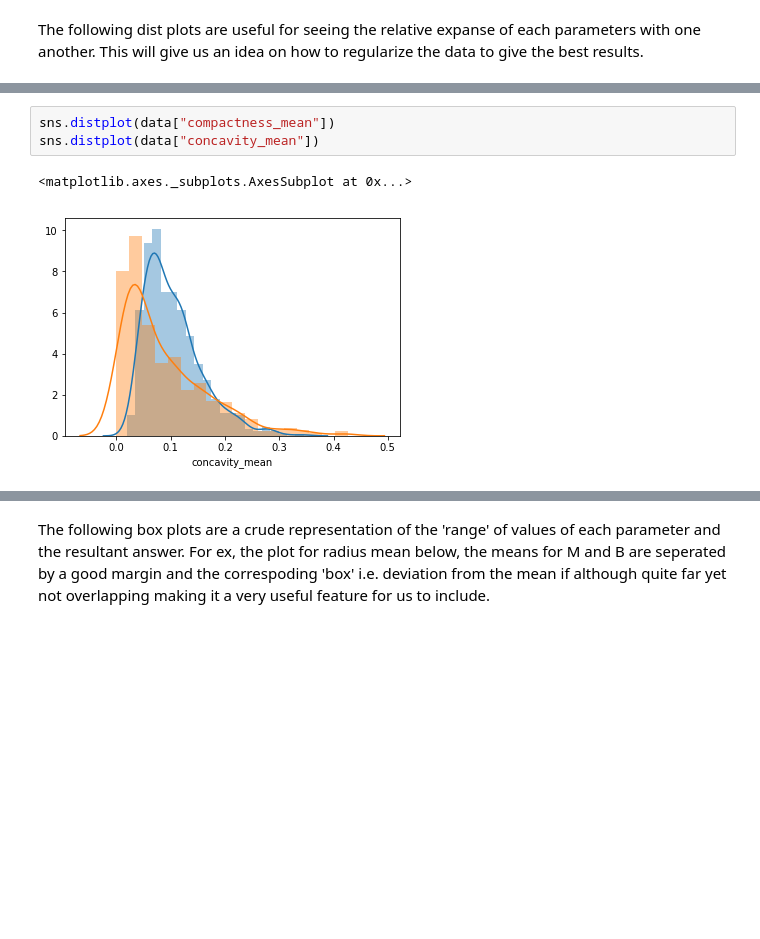
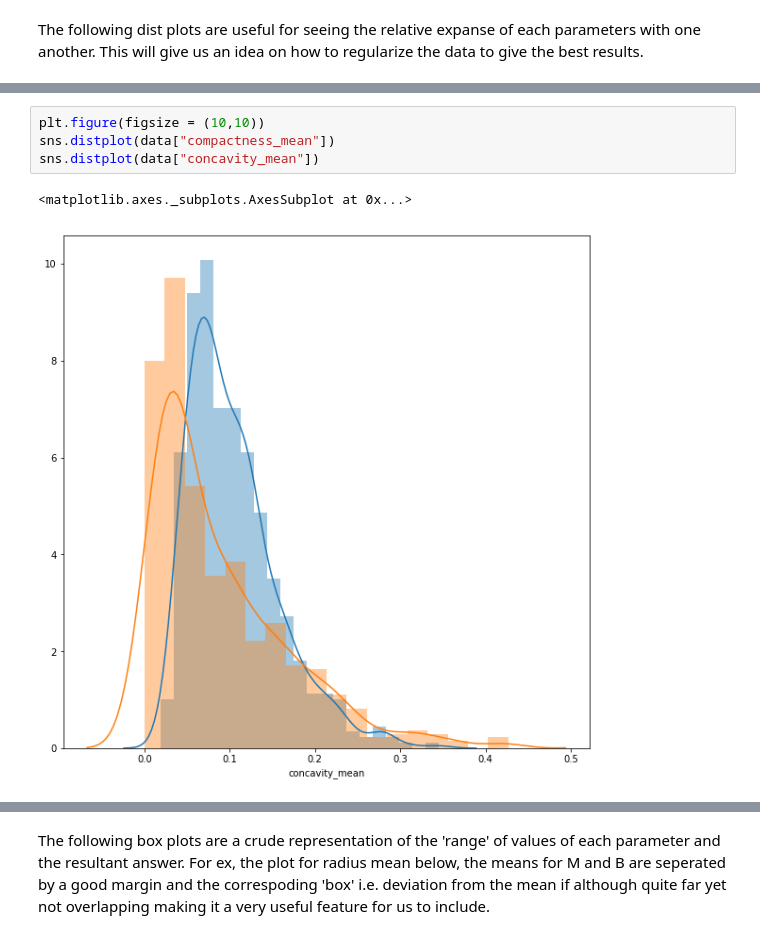
Before and after one commit to goyal-sidd/BTP, a Jupyter notebook: week2/data visualization.ipynb, the cells around one changed output, grey strips where cells are left out. Drawn from its saved outputs; the diff is of its cells as text; blank space fills up the shorter version.

```diff
--- a/week2/data visualization.ipynb
+++ b/week2/data visualization.ipynb
@@ -56,7 +59,8 @@ sns.distplot(data["radius_mean"])
 # %%
+plt.figure(figsize = (10,10))
 sns.distplot(data["compactness_mean"])
 sns.distplot(data["concavity_mean"])
 # %% [output]
 <matplotlib.axes._subplots.AxesSubplot at 0x...>
-[figure, old version]
+[figure, new version]
 # %%
```
Also changed, not shown: parts of 24 cells of this notebook.
